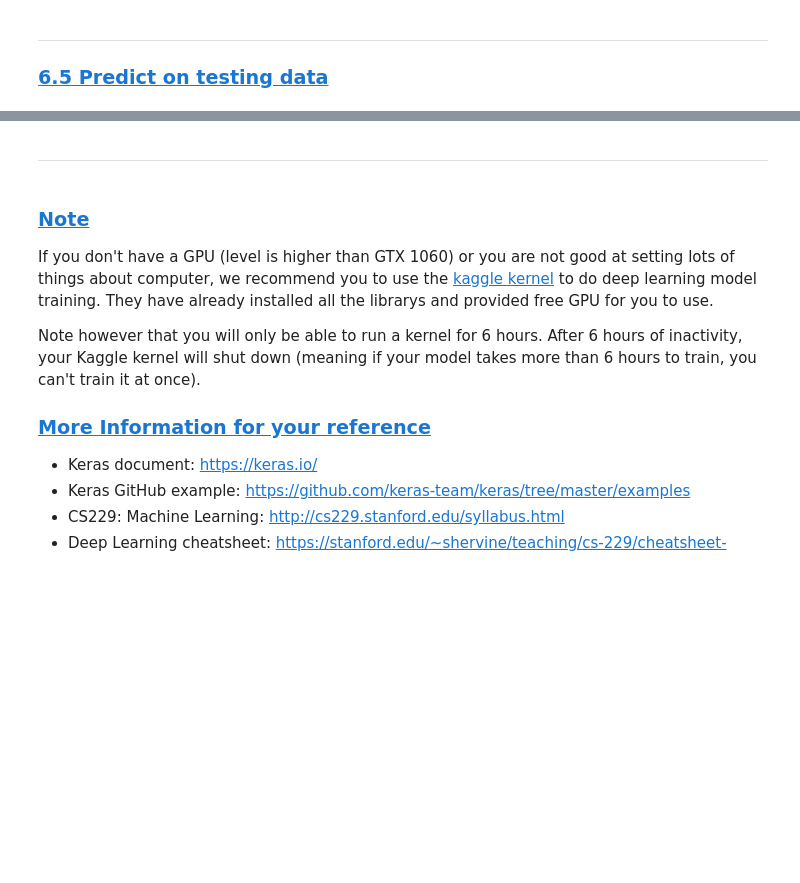
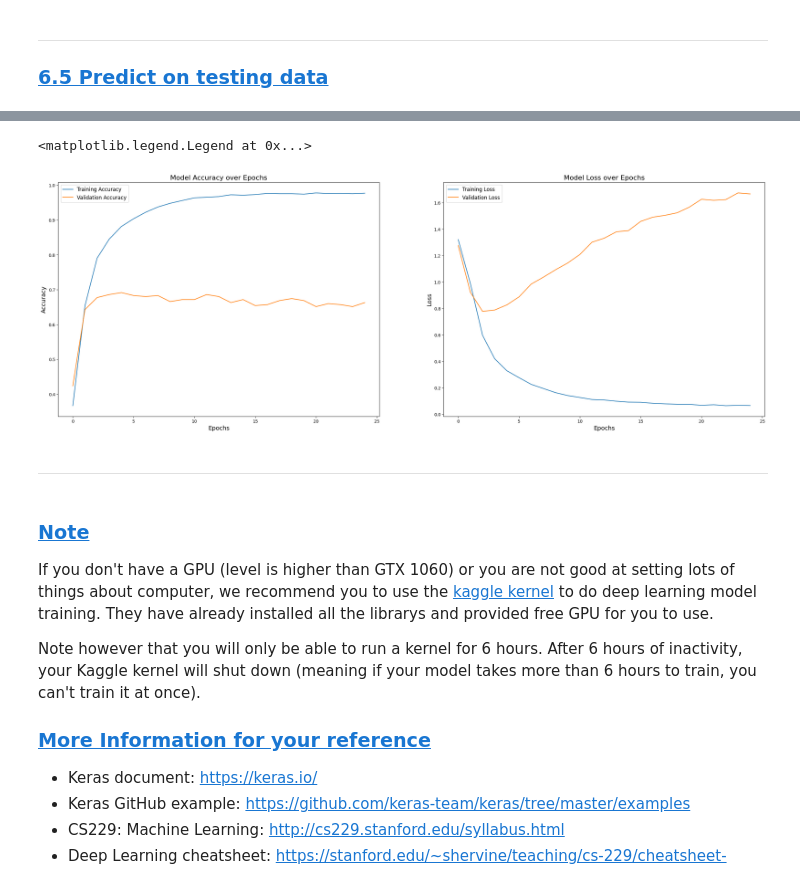
Before and after one commit to hongming1004/DM2025-Lab2-Exercise, a Jupyter notebook: DM2025-Lab2-Master-Phase_1.ipynb, the cells around one changed output, grey strips where cells are left out. Cells and saved outputs as stored; diff of their text form; code cells hidden in the pictures; blank space fills up the shorter version.

```diff
--- a/DM2025-Lab2-Master-Phase_1.ipynb
+++ b/DM2025-Lab2-Master-Phase_1.ipynb
@@ -848,3 +894,30 @@ Plot the Training and Validation Accuracy and Loss (different plots), just like
+# %%
+# Answer here
+import matplotlib.pyplot as plt
+fig, axes = plt.subplots(1, 2, figsize=(30, 10))
+axes[0].plot(training_log['epoch'], training_log['accuracy'], label='Training Accuracy')
+axes[0].plot(training_log['epoch'], training_log['val_accuracy'], label='Validation Accuracy')
+axes[0].set_title('Model Accuracy over Epochs', fontsize=16)
+axes[0].set_xlabel('Epochs', fontsize=14)
+axes[0].set_ylabel('Accuracy', fontsize=14)
+axes[0].legend(fontsize=12)
+
+axes[1].plot(training_log['epoch'], training_log['loss'], label='Training Loss')
+axes[1].plot(training_log['epoch'], training_log['val_loss'], label='Validation Loss')
+axes[1].set_title('Model Loss over Epochs', fontsize=16)
+axes[1].set_xlabel('Epochs', fontsize=14)
+axes[1].set_ylabel('Loss', fontsize=14)
+axes[1].legend(fontsize=12)
+
+text="""model is learning the training data very well, but it fails to generalize to unseen (validation) data after a few epochs.
+This pattern which shows training loss lower while validation loss higher is a classic sign of overfitting.
+The model is clearly overfitting — it learns the training set extremely well but fails to improve on validation data.
+This shows that while the model capacity is sufficient, its generalization ability is limited.
+
+"""
+# %% [output]
+<matplotlib.legend.Legend at 0x...>
+[figure, added]
 # %% [markdown]
 ---
 # %% [markdown]
```
Also changed, not shown: parts of 31 cells of this notebook, 3 other files.
